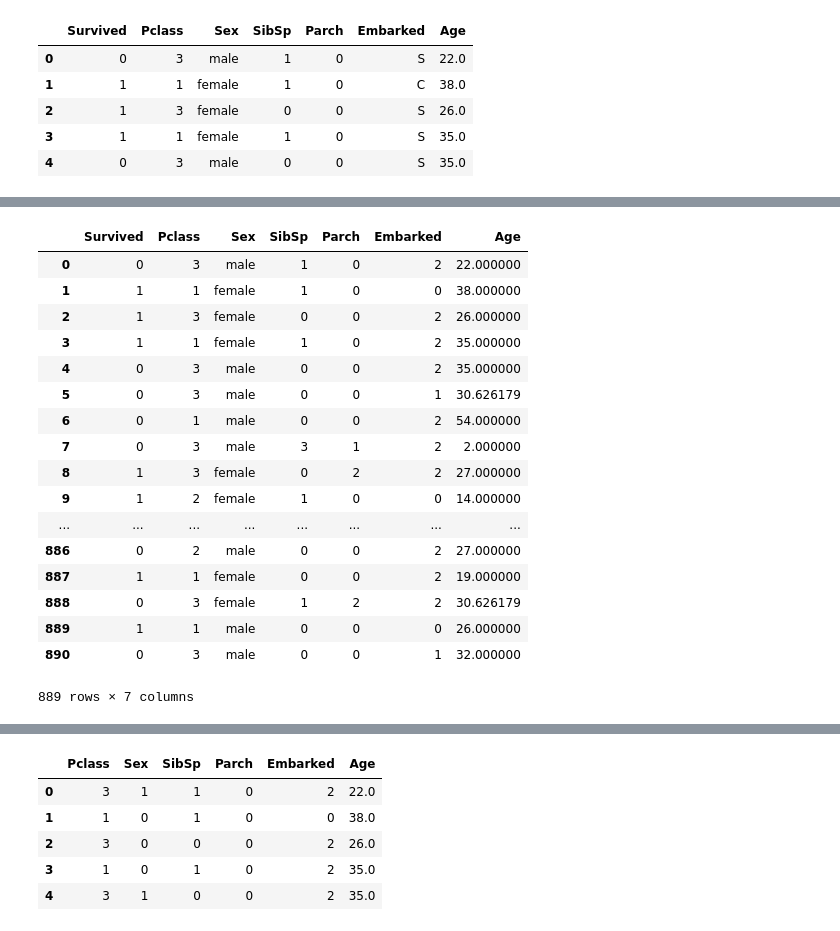
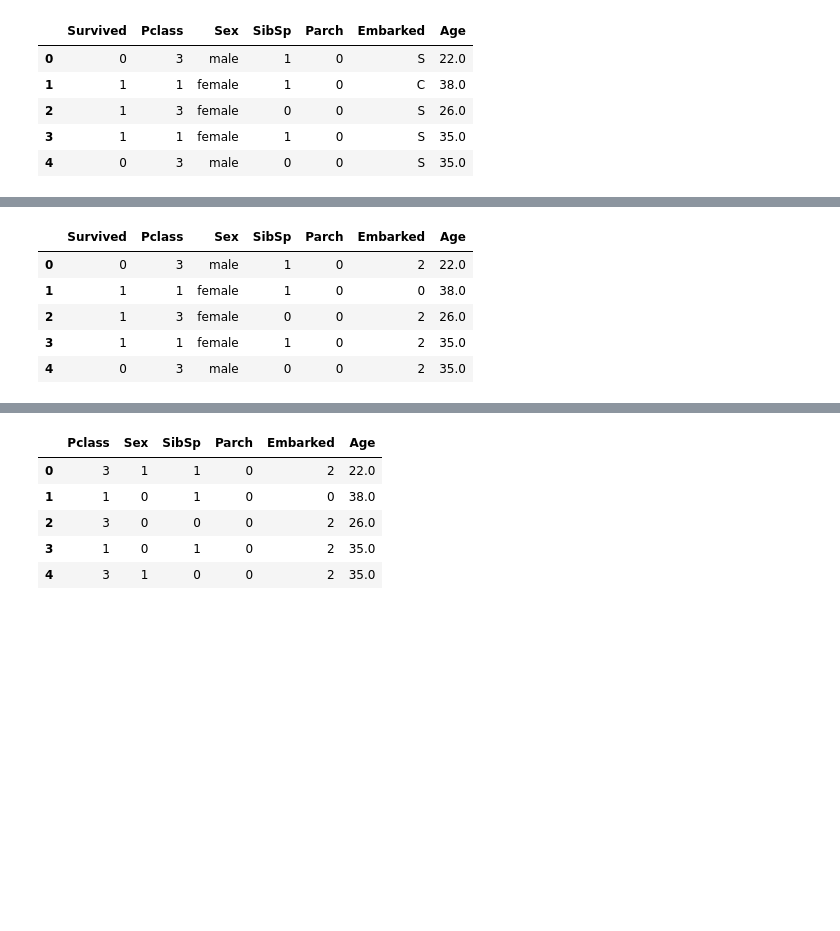
Before and after one commit to priyaSin/Machine-Learning-Beginners-Guide, a Jupyter notebook: Class 5 Classification.ipynb, the cells around one changed output, grey strips where cells are left out. Saved outputs shown, nothing was run; the diff lists cells and outputs as text; code cells hidden in the pictures; blank space fills up the shorter version.

```diff
--- a/Class 5 Classification.ipynb
+++ b/Class 5 Classification.ipynb
@@ -314,25 +290,13 @@ from sklearn import preprocessing
 con=preprocessing.LabelEncoder()
 # %%
 titanic["Embarked"]=con.fit_transform(titanic["Embarked"])
-titanic
+titanic.head()
 # %% [output]
 |  | Survived | Pclass | Sex | SibSp | Parch | Embarked | Age |
-| 0 | 0 | 3 | male | 1 | 0 | 2 | 22.000000 |
-| 1 | 1 | 1 | female | 1 | 0 | 0 | 38.000000 |
-| 2 | 1 | 3 | female | 0 | 0 | 2 | 26.000000 |
-| 3 | 1 | 1 | female | 1 | 0 | 2 | 35.000000 |
-| 4 | 0 | 3 | male | 0 | 0 | 2 | 35.000000 |
-| 5 | 0 | 3 | male | 0 | 0 | 1 | 30.626179 |
-| 6 | 0 | 1 | male | 0 | 0 | 2 | 54.000000 |
-| 7 | 0 | 3 | male | 3 | 1 | 2 | 2.000000 |
-| 8 | 1 | 3 | female | 0 | 2 | 2 | 27.000000 |
-| 9 | 1 | 2 | female | 1 | 0 | 0 | 14.000000 |
-| ... | ... | ... | ... | ... | ... | ... | ... |
-| 886 | 0 | 2 | male | 0 | 0 | 2 | 27.000000 |
-| 887 | 1 | 1 | female | 0 | 0 | 2 | 19.000000 |
-| 888 | 0 | 3 | female | 1 | 2 | 2 | 30.626179 |
-| 889 | 1 | 1 | male | 0 | 0 | 0 | 26.000000 |
-| 890 | 0 | 3 | male | 0 | 0 | 1 | 32.000000 |
+| 0 | 0 | 3 | male | 1 | 0 | 2 | 22.0 |
+| 1 | 1 | 1 | female | 1 | 0 | 0 | 38.0 |
+| 2 | 1 | 3 | female | 0 | 0 | 2 | 26.0 |
+| 3 | 1 | 1 | female | 1 | 0 | 2 | 35.0 |
+| 4 | 0 | 3 | male | 0 | 0 | 2 | 35.0 |
-889 rows × 7 columns
 # %%
 titanic["Sex"]=con.fit_transform(titanic["Sex"])
```
Also changed, not shown: parts of 14 cells of this notebook, 6 other files.
